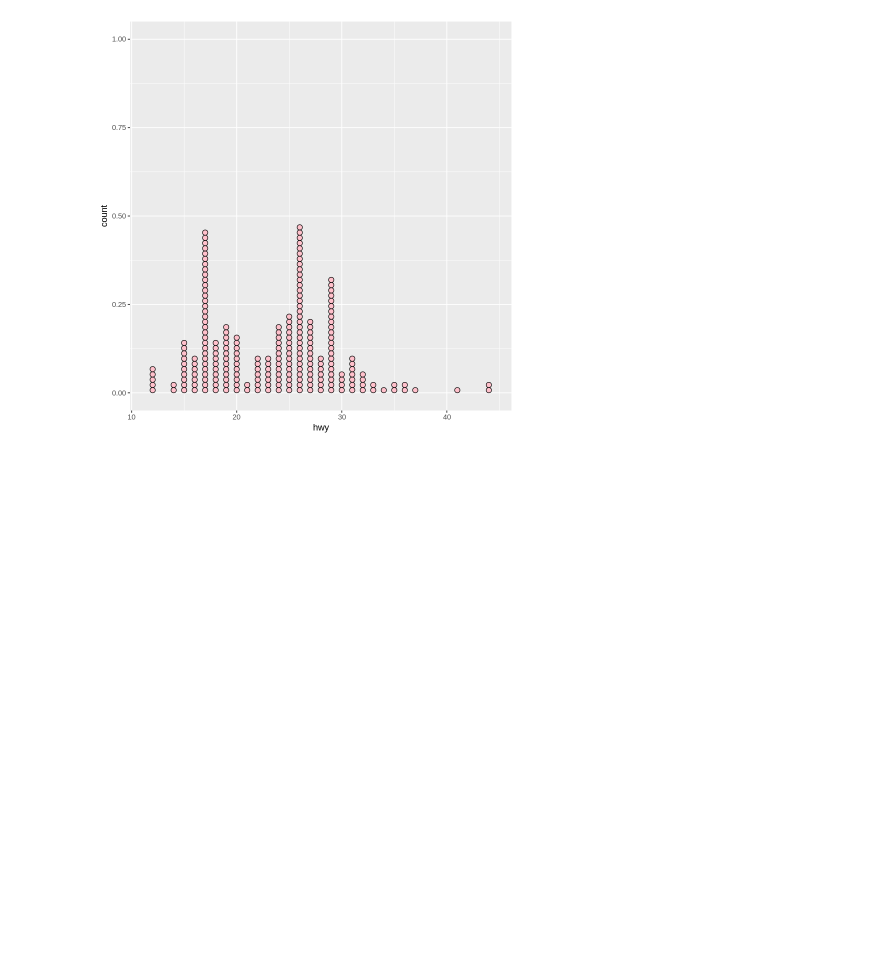
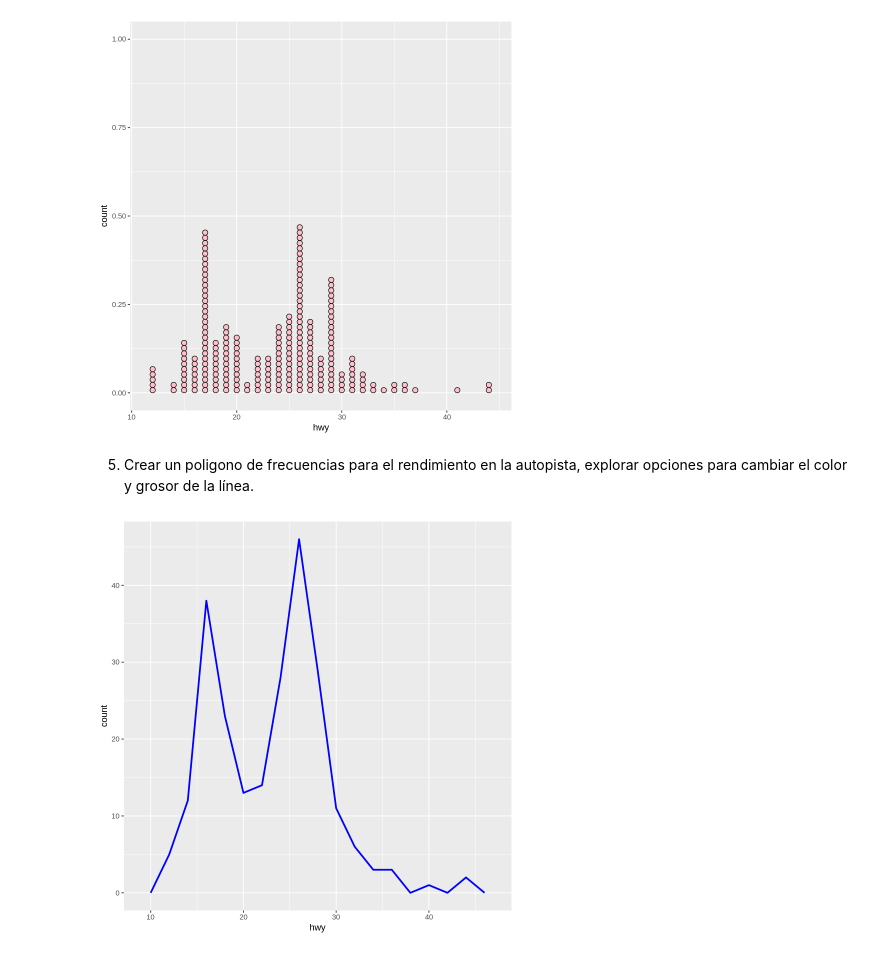
Before and after one commit to ednavivianasegura/ERAP_Curso_R, a Jupyter notebook: ERAP_R_Course_moduloIII.ipynb, the cells around one changed output. Drawn from its saved outputs; the diff is of its cells as text; code cells hidden in the pictures; blank space fills up the shorter version.

```diff
--- a/ERAP_R_Course_moduloIII.ipynb
+++ b/ERAP_R_Course_moduloIII.ipynb
@@ -234,3 +234,16 @@ mpg %>%
 # Este tipo de gráfico es ideal para muestras pequeñas o medianas.
 # %% [output]
 [figure]
+# %% [markdown]
+5. Crear un poligono de frecuencias para el rendimiento en la autopista, explorar opciones para cambiar el color y grosor de la línea.
+# %%
+mpg %>%
+  ggplot(aes(x = hwy)) +         # Mapeamos la variable continua 'hwy'
+  geom_freqpoly(binwidth = 2,   # Establecemos el ancho de las clases (bins)
+                color = "blue",  # Color de la línea
+                linewidth = 1)      # Grosor de la línea
+# Similar al histograma, pero en lugar de usar barras, se conecta el número
+# de observaciones por clase con una línea.
+# Permite superponer varias distribuciones fácilmente.
+# %% [output]
+[figure, added]
```
Also changed, not shown: parts of 3 cells of this notebook.
